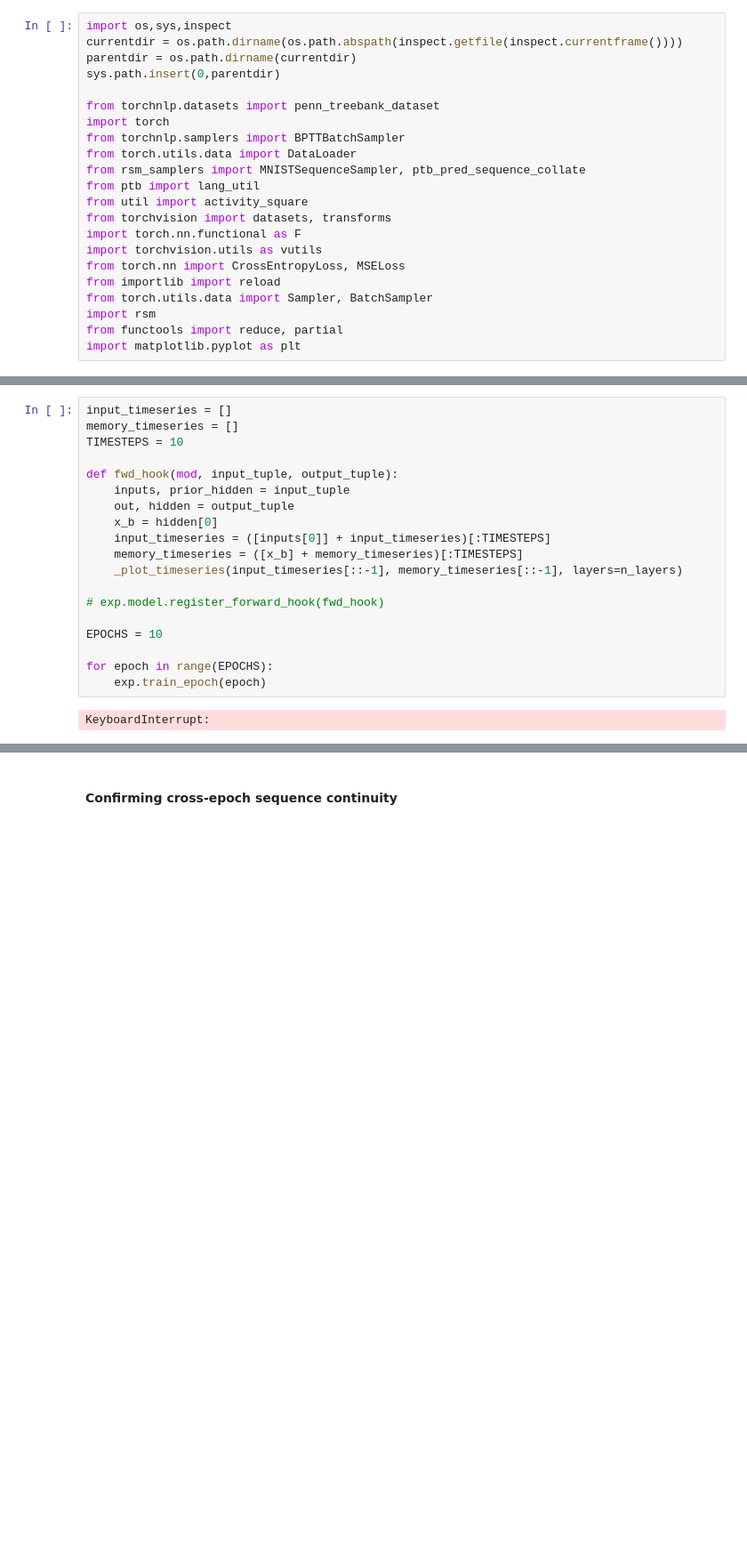
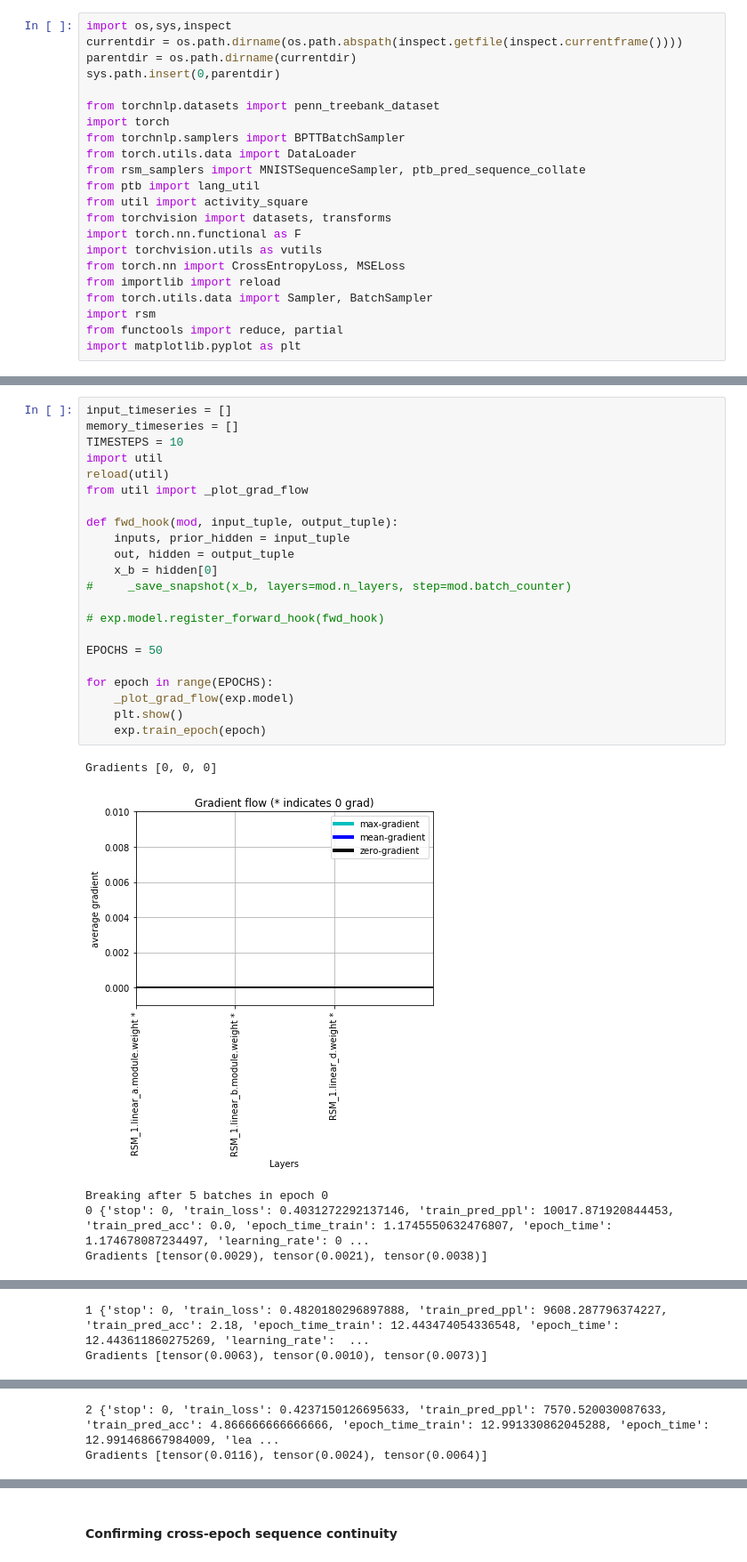
Before and after one commit to numenta/nupic.research, a Jupyter notebook: projects/rsm/notebooks/ptb_playground.ipynb, the cells around one changed output, grey strips where cells are left out. Shown: that part at 89% size. Drawn from its saved outputs; the diff is of its cells as text; blank space fills up the shorter version.

```diff
--- a/projects/rsm/notebooks/ptb_playground.ipynb
+++ b/projects/rsm/notebooks/ptb_playground.ipynb
@@ -90,21 +163,28 @@ Created RSMNet with 2 layer(s)
 # %%
 input_timeseries = []
 memory_timeseries = []
 TIMESTEPS = 10
+import util
+reload(util)
+from util import _plot_grad_flow
 
 def fwd_hook(mod, input_tuple, output_tuple):
     inputs, prior_hidden = input_tuple
     out, hidden = output_tuple
     x_b = hidden[0]
-    input_timeseries = ([inputs[0]] + input_timeseries)[:TIMESTEPS]
-    memory_timeseries = ([x_b] + memory_timeseries)[:TIMESTEPS]
-    _plot_timeseries(input_timeseries[::-1], memory_timeseries[::-1], layers=n_layers)
+#     _save_snapshot(x_b, layers=mod.n_layers, step=mod.batch_counter)
 
 # exp.model.register_forward_hook(fwd_hook)
 
-EPOCHS = 10
+EPOCHS = 50
 
 for epoch in range(EPOCHS):
+    _plot_grad_flow(exp.model)
+    plt.show()
     exp.train_epoch(epoch)
 # %% [output]
-KeyboardInterrupt:
+Gradients [0, 0, 0]
+[figure, added]
+Breaking after 5 batches in epoch 0
+0 {'stop': 0, 'train_loss': 0.4031272292137146, 'train_pred_ppl': 10017.871920844453, 'train_pred_acc': 0.0, 'epoch_time_train': 1.1745550632476807, 'epoch_time': 1.174678087234497, 'learning_rate': 0 ...
+Gradients [tensor(0.0029), tensor(0.0021), tensor(0.0038)]
@@ -110,0 +192,2 @@ KeyboardInterrupt:
+1 {'stop': 0, 'train_loss': 0.4820180296897888, 'train_pred_ppl': 9608.287796374227, 'train_pred_acc': 2.18, 'epoch_time_train': 12.443474054336548, 'epoch_time': 12.443611860275269, 'learning_rate':  ...
+Gradients [tensor(0.0063), tensor(0.0010), tensor(0.0073)]
@@ -110,0 +195,2 @@ KeyboardInterrupt:
+2 {'stop': 0, 'train_loss': 0.4237150126695633, 'train_pred_ppl': 7570.520030087633, 'train_pred_acc': 4.866666666666666, 'epoch_time_train': 12.991330862045288, 'epoch_time': 12.991468667984009, 'lea ...
+Gradients [tensor(0.0116), tensor(0.0024), tensor(0.0064)]
```
Also changed, not shown: parts of 6 cells of this notebook, 7 other files.
